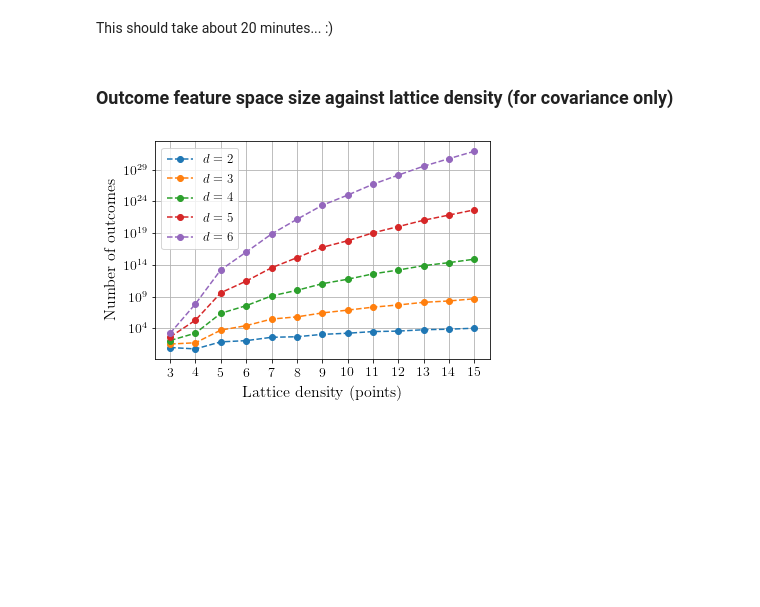
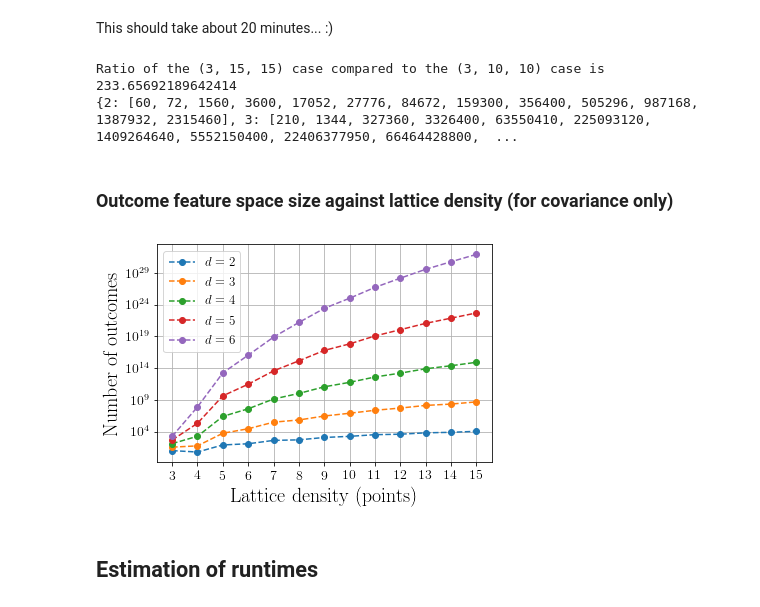
Before and after one commit to alexcoca/Thesis, a Jupyter notebook: Outcome_space_analysis.ipynb, the cells around one changed output. Cells and saved outputs as stored; diff of their text form; code cells hidden in the pictures; blank space fills up the shorter version.

```diff
--- a/Outcome_space_analysis.ipynb
+++ b/Outcome_space_analysis.ipynb
@@ -131,15 +131,30 @@ Ratio of the (4, 12, 12) case compared to the (3, 10, 10) case is 11.97093450494
 # %% [markdown]
 This should take about 20 minutes... :)
+# %%
+# Can we solve (3, 15, 15)?
+dim_1 = 3
+dim_2 = 3
+num_points_1 = 15
+num_points_2 = 10
+num_points_min = 3
+ratio = outcome_space_ratio_calculator(outcome_space_sizes, dim_1, dim_2, num_points_1, num_points_2, num_points_min)
+print ("Ratio of the {} case compared to the {} case is {}".format('(3, 15, 15)','(3, 10, 10)', str(ratio)))
+print(outcome_space_sizes)
+# %% [output]
+Ratio of the (3, 15, 15) case compared to the (3, 10, 10) case is 233.65692189642414
+{2: [60, 72, 1560, 3600, 17052, 27776, 84672, 159300, 356400, 505296, 987168, 1387932, 2315460], 3: [210, 1344, 327360, 3326400, 63550410, 225093120, 1409264640, 5552150400, 22406377950, 66464428800,  ...
 # %% [markdown]
 ### Outcome feature space size against lattice density (for covariance only)
 # %%
 for dim in range(min_dim, max_dim + 1):
     plt.semilogy(range(num_points_min, num_points_max + 1), outcome_space_cov_sizes[dim], '--o', label = r'$d = ' + str(dim) + '$')
 plt.legend(fontsize = 13)
 plt.xticks(range(num_points_min, num_points_max + 1))
-plt.xlabel('Lattice density (points)', fontsize = 16)
-plt.ylabel('Number of outcomes', fontsize = 16)
+plt.xlabel('Lattice density (points)', fontsize = 20)
+plt.ylabel('Number of outcomes', fontsize = 20)
 plt.grid(True)
 plt.show()
 # %% [output]
-[figure, old version]
+[figure, new version]
+# %% [markdown]
+## Estimation of runtimes
```
Also changed, not shown: parts of 5 cells of this notebook.
